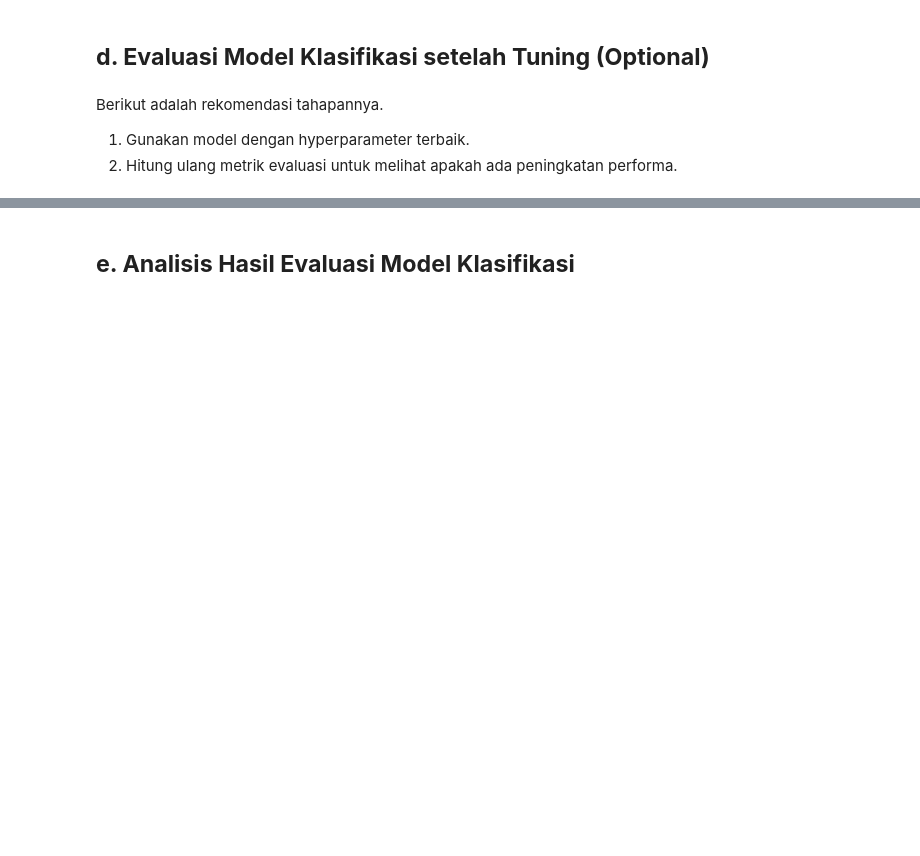
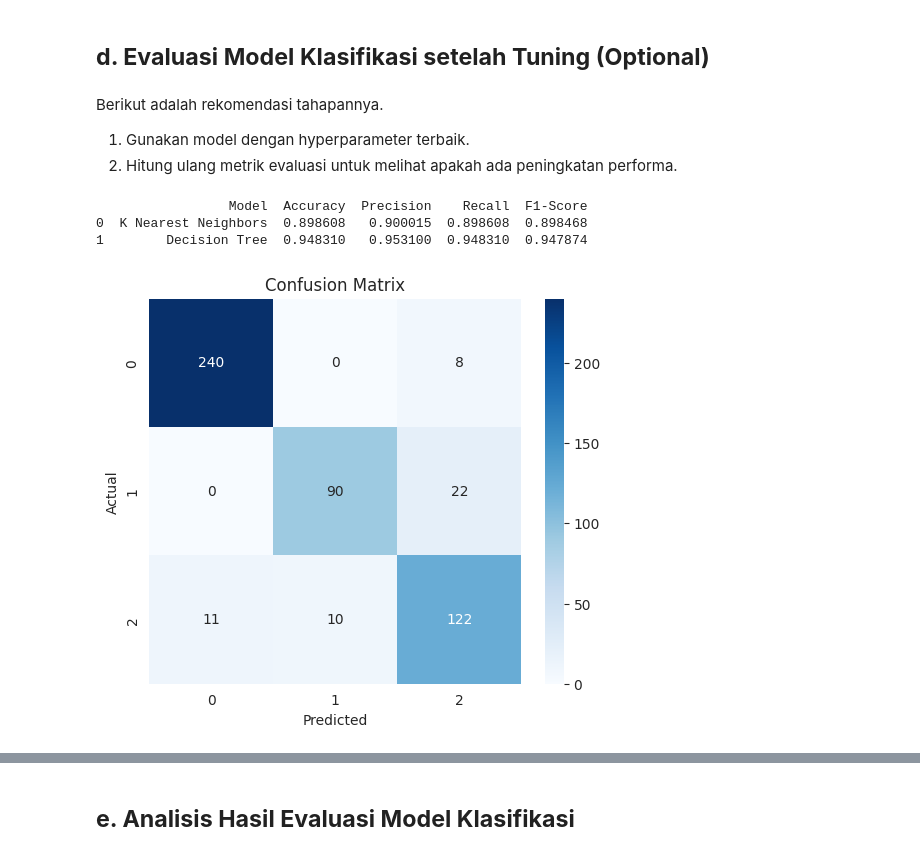
Before and after one commit to Refanz/bank-transaction-clustering-classification, a Jupyter notebook: [Klasifikasi]_Submission_Akhir_BMLP_Refan.ipynb, the cells around one changed output, grey strips where cells are left out. Cells and saved outputs as stored; diff of their text form; code cells hidden in the pictures; blank space fills up the shorter version.

Commit message:
finish step hyperparameter tuning for classification model

```diff
--- a/[Klasifikasi]_Submission_Akhir_BMLP_Refan.ipynb
+++ b/[Klasifikasi]_Submission_Akhir_BMLP_Refan.ipynb
@@ -236,0 +448,20 @@ Gunakan GridSearchCV, RandomizedSearchCV, atau metode lainnya untuk mencari komb
+# %%
+# Definisikan ruang pencarian untuk Bayesian Optimization
+param_space = {
+    'criterion': ['gini', 'entropy', 'log_loss'],
+    'max_depth': np.arange(1, 10, 1),
+    'min_samples_split': np.arange(2, 10, 1)
+}
+
+# Inisialisasi Bayesian Optimization
+bayes_search = BayesSearchCV(estimator=dt, search_spaces=param_space, n_iter=32, cv=3, n_jobs=1, verbose=2,
+                             random_state=42)
+bayes_search.fit(X_train, y_train)
+
+# Output hasil terbaik
+print(f"Best parameters (Bayesian Optimization): {bayes_search.best_params_}")
+best_rf_bayes = bayes_search.best_estimator_
+
+# Evaluasi hasil model pada test set
+bayes_search_score = best_rf_bayes.score(X_train, y_train)
+print(f"Accuracy after Bayesian Optimization: {bayes_search_score:.2f}")
@@ -244,0 +492,23 @@ Berikut adalah rekomendasi tahapannya.
+# %%
+# Inisialisasi model klasifikasi setelah dilakukan hyperparameter tuning
+knn_after_tuning = KNeighborsClassifier(n_neighbors=5, metric='manhattan').fit(X_train, y_train)
+dt_after_tuning = DecisionTreeClassifier(random_state=4, criterion='entropy', max_depth=7, min_samples_split=6).fit(
+    X_train, y_train)
+
+# Melakukan evalusasi model
+results_after_tuning = {
+    'K Nearest Neighbors': evaluate_model(knn_after_tuning, X_test, y_test),
+    'Decision Tree': evaluate_model(dt_after_tuning, X_test, y_test)
+}
+
+# Menampilkan hasil evalusasi
+print_evaluate_result(results_after_tuning)
+# %% [output]
+                 Model  Accuracy  Precision    Recall  F1-Score
+0  K Nearest Neighbors  0.898608   0.900015  0.898608  0.898468
+1        Decision Tree  0.948310   0.953100  0.948310  0.947874
+# %%
+# Menampilkan plot confusion matrix pada model KNN setelah dilakukan hyperparameter tuning
+plot_confusion_matrix(results_after_tuning["K Nearest Neighbors"]["Confusion Matrix"])
+# %% [output]
+[figure, added]
```
Also changed, not shown: parts of 22 cells of this notebook.
